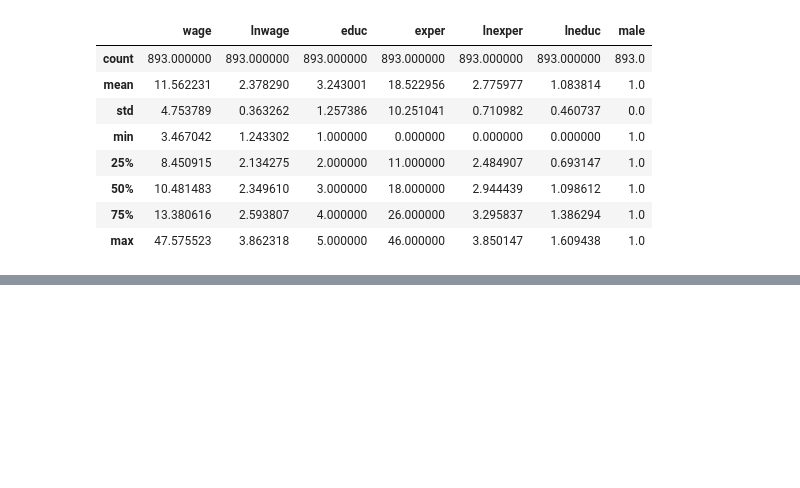
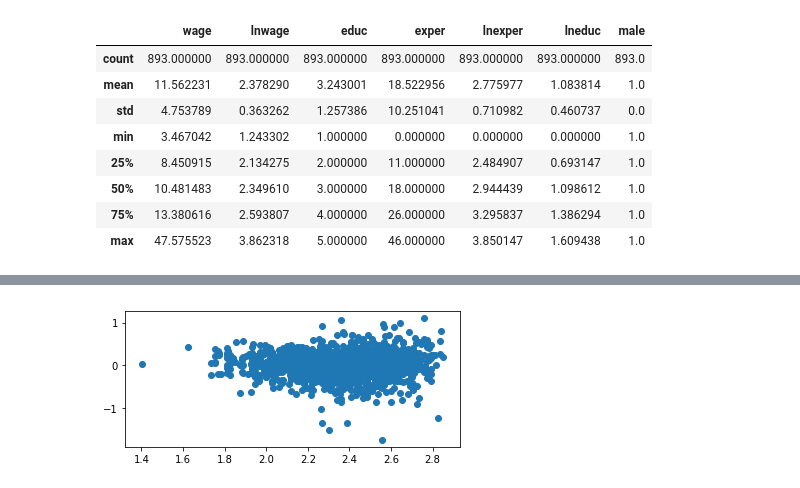
Before and after one commit to willmeng98/ECON-167-Labs, a Jupyter notebook: Lab4/Lab 4.ipynb, the cells around one changed output, grey strips where cells are left out. Cells and saved outputs as stored; diff of their text form; code cells hidden in the pictures; blank space fills up the shorter version.

```diff
--- a/Lab4/Lab 4.ipynb
+++ b/Lab4/Lab 4.ipynb
@@ -91,0 +107,3 @@ strong multicollinearity or other numerical problems.
+# %%
+third_model = sm.ols(formula="np.log(wage) ~ male + np.log(exper) + np.power(np.log(exper), 2) + np.log(educ)", data=all_data[all_data['exper'] != 0]).fit()
+print(third_model.summary())
@@ -91,0 +128,8 @@ strong multicollinearity or other numerical problems.
+# %%
+pred_val = third_model.fittedvalues.copy()
+true_val = np.log(all_data[all_data['exper'] != 0]['wage'].values.copy())
+residual = true_val - pred_val
+fig, ax = plt.subplots(figsize=(6,2.5))
+_ = ax.scatter(pred_val, residual)
+# %% [output]
+[figure, added]
```
Also changed, not shown: parts of 7 cells of this notebook.
